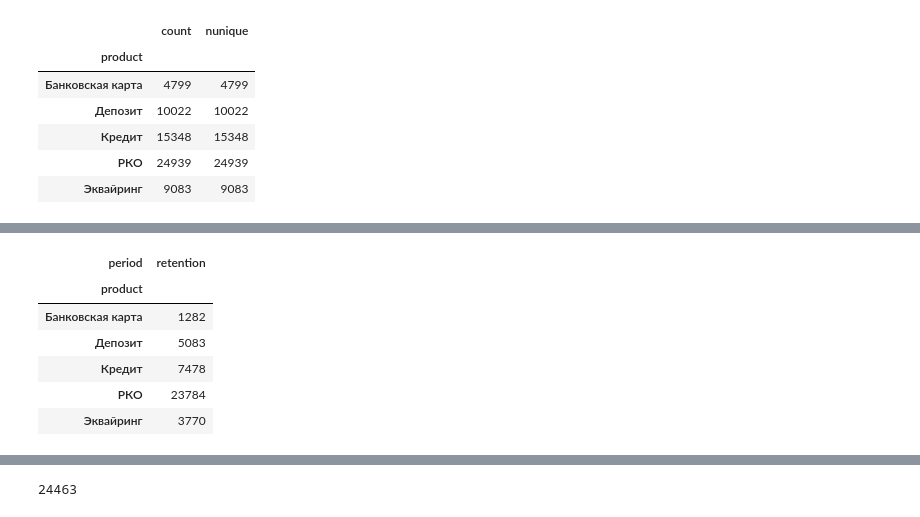
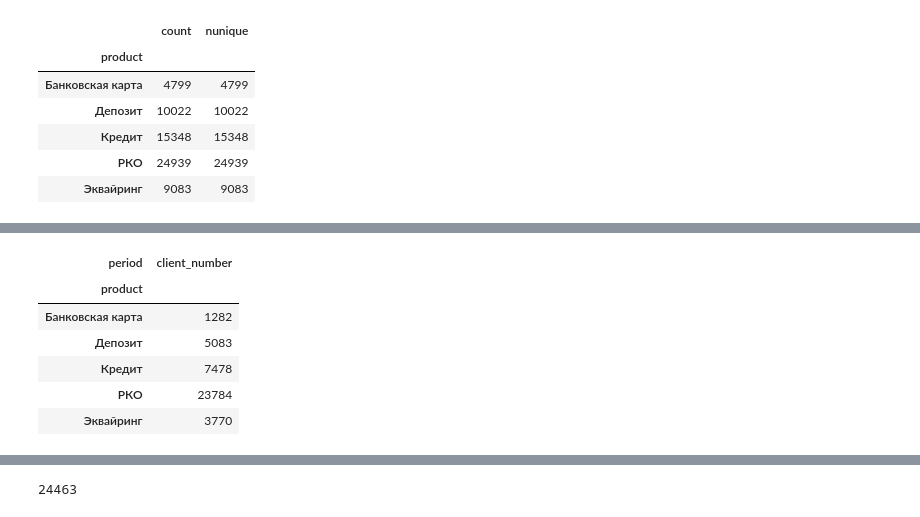
Before and after one commit to gbrs/test_tasks, a Jupyter notebook: vtb/test_vtb_mine.ipynb, the cells around one changed output, grey strips where cells are left out. Drawn from its saved outputs; the diff is of its cells as text; code cells hidden in the pictures.

```diff
--- a/vtb/test_vtb_mine.ipynb
+++ b/vtb/test_vtb_mine.ipynb
@@ -316,14 +232,15 @@ retention
 # %%
+# число клиентов в продуктах в первом периоде
 clients_number = pt[pt.p_1.notna()]\
-.reset_index()\
-.groupby('product')\
-.agg('count')\
-.iloc[:, :1]\
-.rename(columns={'client_id': 'retention'})
+    .reset_index()\
+    .groupby('product')\
+    .agg('count')\
+    .iloc[:, :1]\
+    .rename(columns={'client_id': 'client_number'})
 
 clients_number
 # %% [output]
-| period | retention |
+| period | client_number |
 | product |  |
 | Банковская карта | 1282 |
 | Депозит | 5083 |
```
Also changed, not shown: parts of 21 cells of this notebook, 1 other file.
